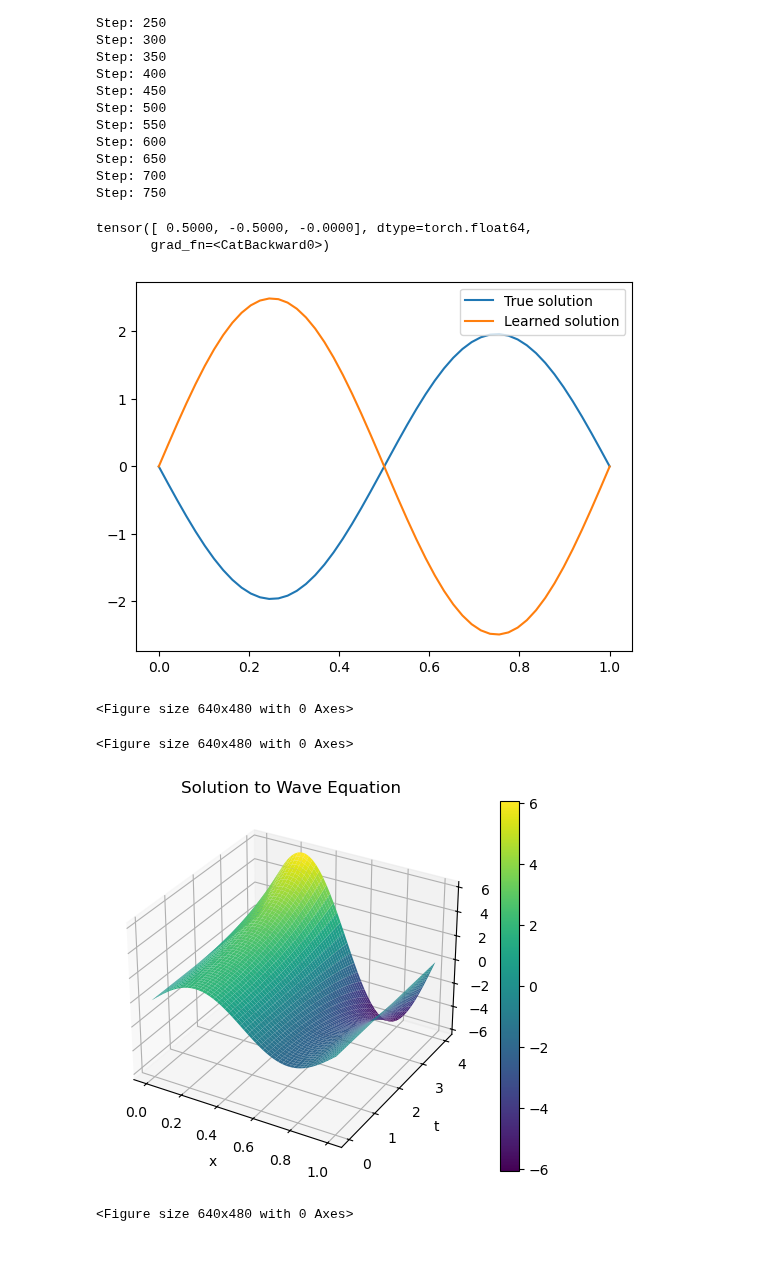
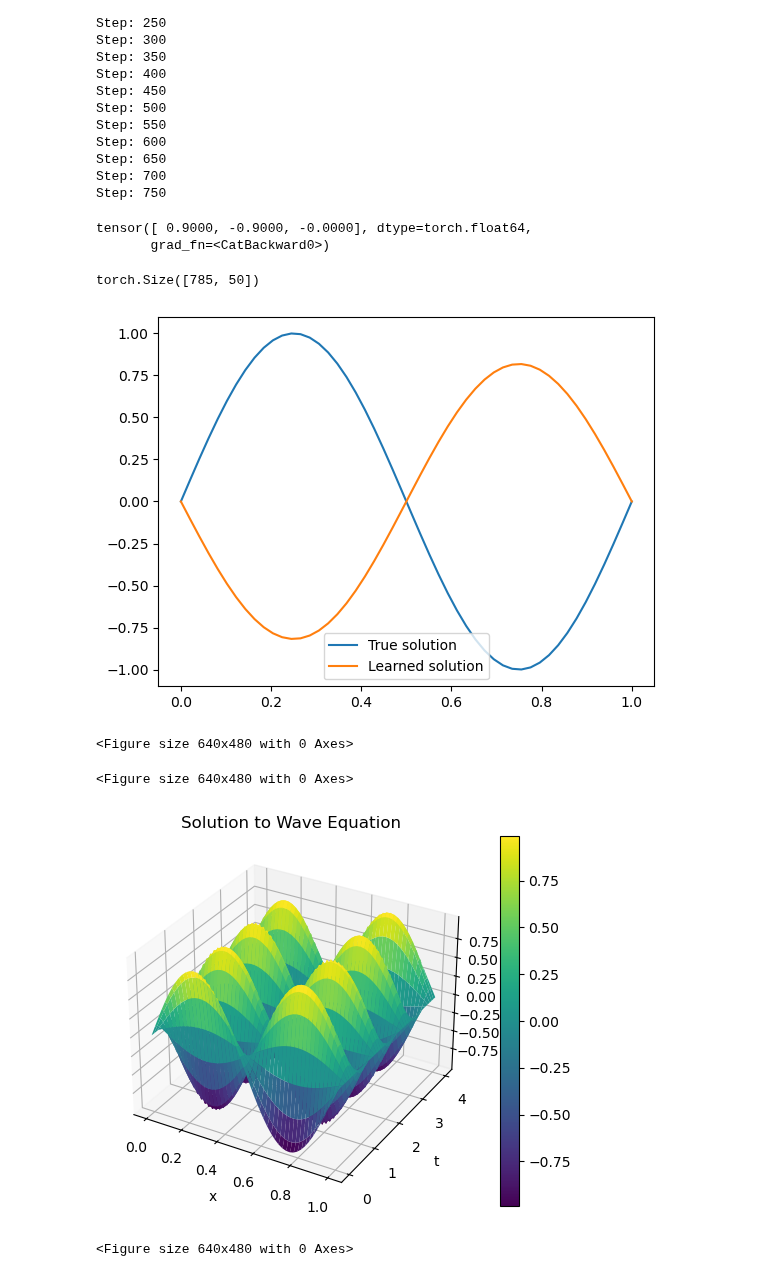
Before and after one commit to AITricia/ENM5320, a Jupyter notebook: Code/nonlinearLearnableHamiltonian.ipynb, the cells around one changed output. Cells and saved outputs as stored; diff of their text form; code cells hidden in the pictures.

```diff
--- a/Code/nonlinearLearnableHamiltonian.ipynb
+++ b/Code/nonlinearLearnableHamiltonian.ipynb
@@ -17,20 +17,9 @@ class FiniteDifferenceOperator(nn.Module):
 
         # Define a learnable finite difference stencil with zero sum
 
-        self.stencil1 = torch.nn.Parameter(torch.tensor([0.5,-0.5,0.0],dtype=torch.float64)[:-1])
-        # self.stencil1 = torch.nn.Parameter(torch.randn(self.Nstencil-1,dtype=torch.float64))
+        self.stencil1 = torch.nn.Parameter(0.9*torch.tensor([1.0,-1.0,0.0],dtype=torch.float64)[:-1])
         self.stencil2 = -self.stencil1.sum()
         self.stencil = torch.cat((self.stencil1, self.stencil2.unsqueeze(0)))
-        # Define a MLP to model the nonlinearity
-        self.mlp = nn.Sequential(
-            nn.Linear(1, 32),
-            nn.Tanh(),
-            nn.Linear(32, 32),
-            nn.Tanh(),
-            nn.Linear(32, 32),
-            nn.Tanh(),
-            nn.Linear(32, 1)
-        ).to(dtype=torch.float64)
 
         self.h = dx
 
@@ -76,7 +65,7 @@ class FiniteDifferenceOperator(nn.Module):
         Dstar_grad_N_of_Dx[-1] = Dstar_grad_N_of_Dx[0]
 
         # Return result, which is the gradient of the potential in the Lagrangian
-        return Dstar_grad_N_of_Dx*self.h
+        return -Dstar_grad_N_of_Dx
         # return Dh_x
 # %%
 # Parameters
@@ -139,7 +111,7 @@ t = np.linspace(0, T, nt+1)
 
 def f(x):
     #Initial condition
-    return np.sin(2.*np.pi*x/L)
+    return 0.5*np.sin(2.*np.pi*x/L)
 q = np.zeros((nt,nx))
 p = np.zeros((nt,nx))
 for i in range(nt):
@@ -160,7 +139,7 @@ optimizer = optim.Adam(Dx.parameters(), lr=1e-4)
 losslog = []
 
 # Generate loss function comparison predicted timestep to actual timestep
-for epoch in range(0):
+for epoch in range(1000):
     # Clear the gradients
     optimizer.zero_grad()
 
@@ -200,7 +179,7 @@ for epoch in range(0):
 
 
     # Compute loss
-    loss = (solq - torch.tensor(qbatch, dtype=torch.float32)).pow(2).sum() + (solp - torch.tensor(pbatch, dtype=torch.float32)).pow(2).sum()
+    loss = (solq - torch.tensor(qbatch, dtype=torch.float64)).pow(2).sum() + (solp - torch.tensor(pbatch, dtype=torch.float64)).pow(2).sum()
     lossrel = loss/(solq.pow(2).sum() + solp.pow(2).sum())
     losslog.append(lossrel.item())
     print('Epoch:', epoch, 'Loss:', loss.item(), 'Relative Loss:', lossrel.item())
@@ -262,22 +264,25 @@ Step: 700
 Step: 750
 # %%
 print(Dx.stencil)
+solq.shape
 # %% [output]
-tensor([ 0.5000, -0.5000, -0.0000], dtype=torch.float64,
+tensor([ 0.9000, -0.9000, -0.0000], dtype=torch.float64,
        grad_fn=<CatBackward0>)
+torch.Size([785, 50])
 # %%
 # Plot the results
 plt.figure()
 # plt.plot(x, q[0, :], label='Initial condition')
-plt.plot(x, q[300, :], label='True solution')
-plt.plot(x, solq[300, :].detach().numpy(), label='Learned solution')
+plt.plot(x, q[-1, :], label='True solution')
+plt.plot(x, solq[-1, :].detach().numpy(), label='Learned solution')
 # plt.plot(x, np.abs(q[1,:]-solq[1, :].detach().numpy()), label='Error')
 plt.legend()
 plt.show()
 plt.figure()
 # %% [output]
-[figure, old version]
+[figure, new version]
 <Figure size 640x480 with 0 Axes>
+<Figure size 640x480 with 0 Axes>
 # %%
 # %% Visualize solution in spacetime as a 3D plot
 XX, TT = np.meshgrid(x, tro)
@@ -291,8 +296,7 @@ fig.colorbar(surf)
 plt.title('Solution to Wave Equation')
 plt.show()
 # %% [output]
-<Figure size 640x480 with 0 Axes>
-[figure, old version]
+[figure, new version]
 # %%
 plt.figure()
 plt.show()
```
Also changed, not shown: parts of 7 cells of this notebook.
